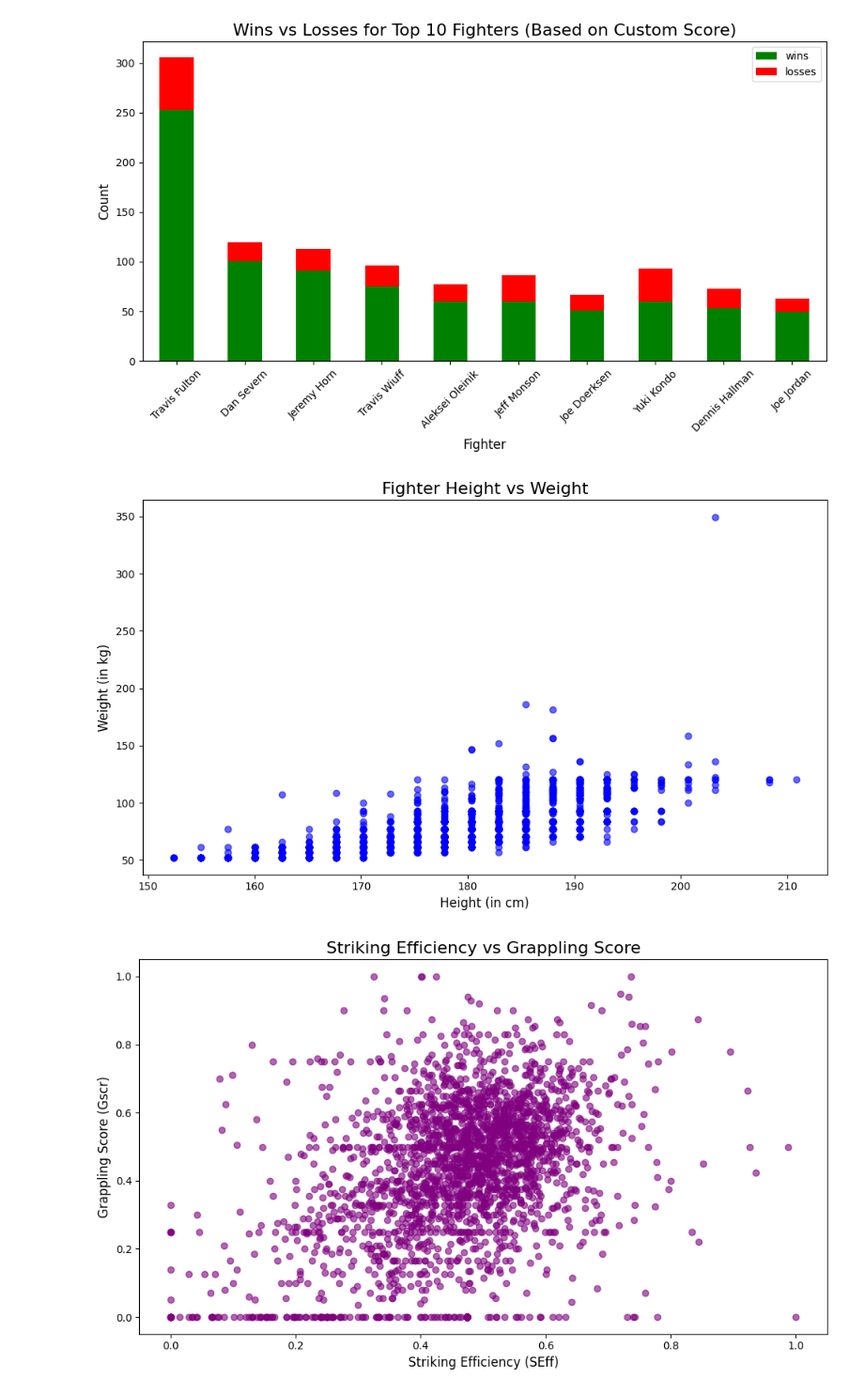
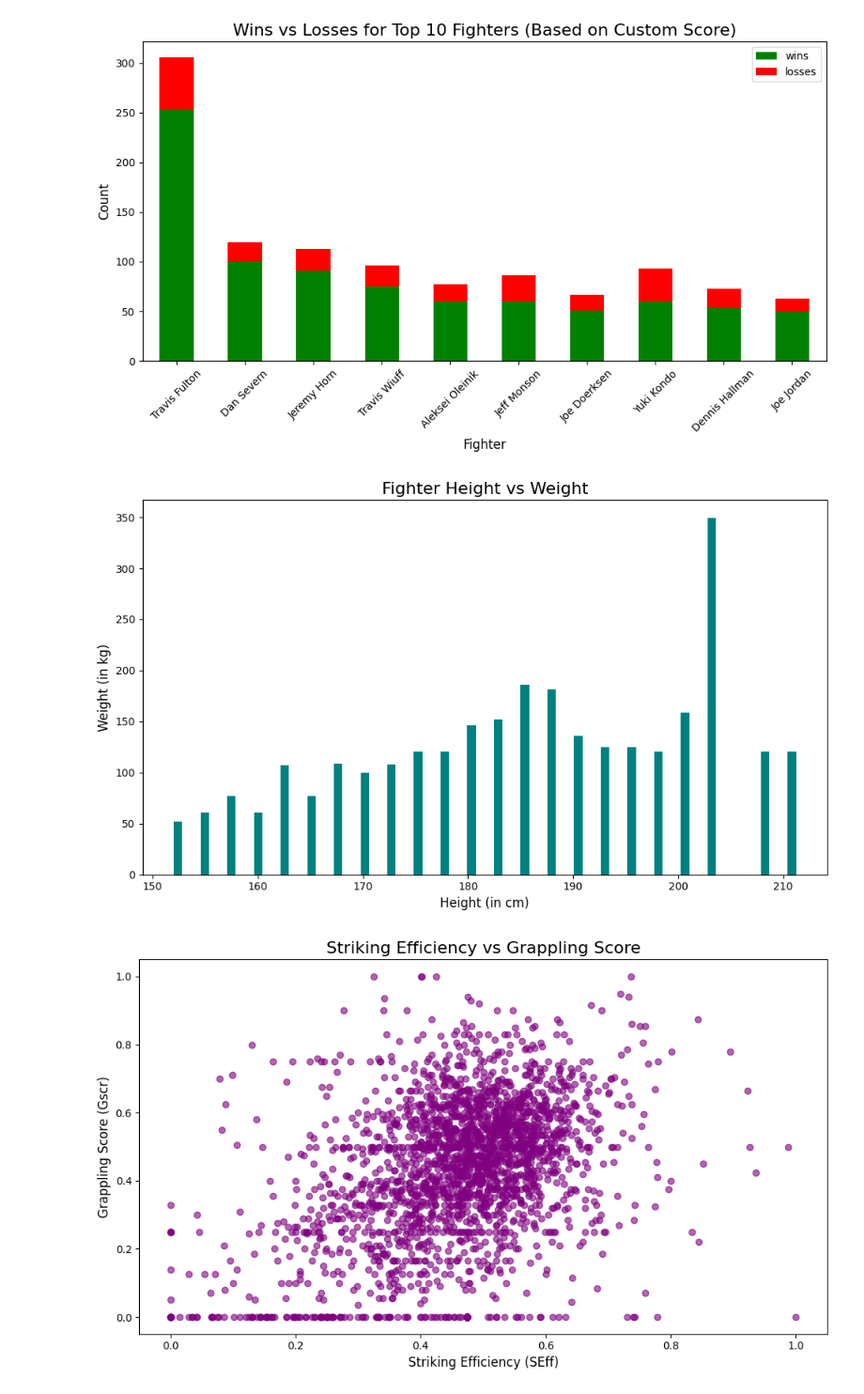
Before and after one commit to kaushalsingh01/UFC-Performance-Metrics-Analysis, a Jupyter notebook: Notebooks/ufc_eda.ipynb, the cells around one changed output. Shown at 94% size. Cells and saved outputs as stored; diff of their text form; code cells hidden in the pictures.

```diff
--- a/Notebooks/ufc_eda.ipynb
+++ b/Notebooks/ufc_eda.ipynb
@@ -412,16 +412,16 @@ plt.show()
 # %% [output]
 [figure]
 # %%
-# Scatter plot for height vs weight
+# bar plot for height vs weight
 plt.figure(figsize=(10, 6))
-plt.scatter(fighter_data["height"], fighter_data["weight"], color="blue", alpha=0.6)
+plt.bar(x=fighter_data["height"], height=fighter_data["weight"],color='teal')
 plt.title("Fighter Height vs Weight", fontsize=16)
 plt.xlabel("Height (in cm)", fontsize=12)
 plt.ylabel("Weight (in kg)", fontsize=12)
 plt.tight_layout()
 plt.show()
 # %% [output]
-[figure, old version]
+[figure, new version]
 # %%
 # Scatter plot for SEff vs Gscr
 plt.figure(figsize=(10, 6))
```
